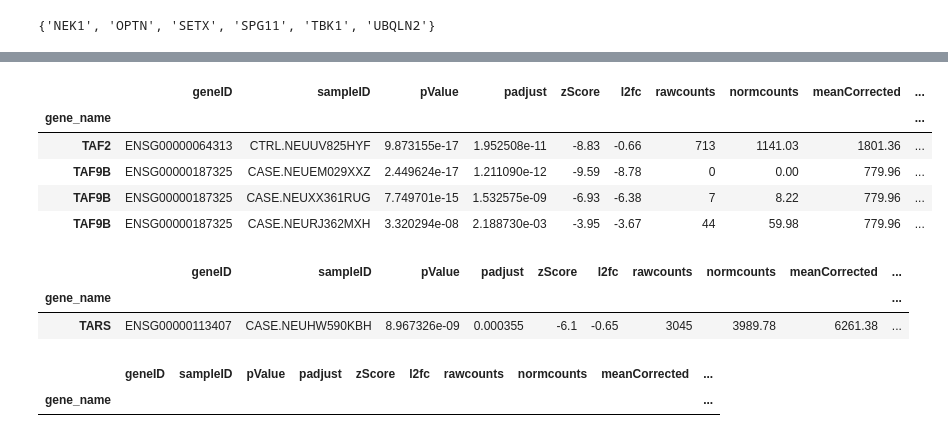
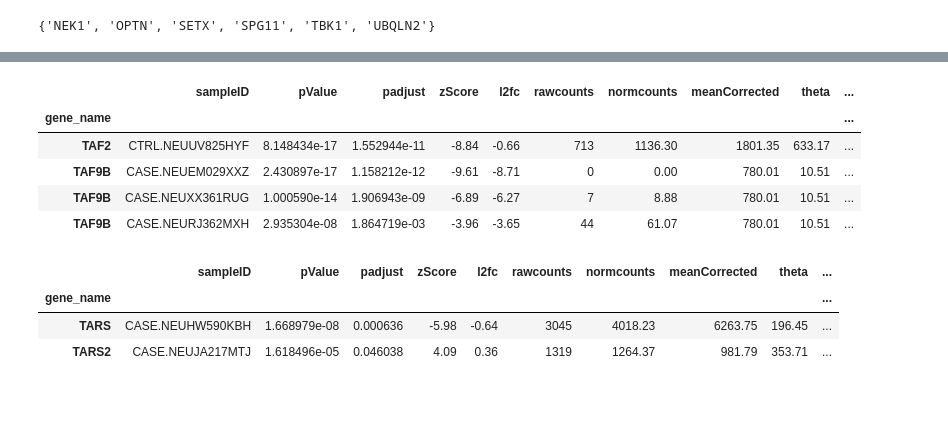
Before and after one commit to gagneurlab/ALS-kaggle, a Jupyter notebook: workflow/notebooks/compare_literature.ipynb, the cells around one changed output, grey strips where cells are left out. Saved outputs shown, nothing was run; the diff lists cells and outputs as text; code cells hidden in the pictures; blank space fills up the shorter version.

```diff
--- a/workflow/notebooks/compare_literature.ipynb
+++ b/workflow/notebooks/compare_literature.ipynb
@@ -28,7 +20,2 @@ import pandas as pd
-# %%
-df_results = pd.read_csv('data/processed/outrider/results.tsv')
-df_genes = pd.read_csv('data/processed/outrider/outlier_gene_gtf.csv')
-df_wgs = pd.read_csv('data/processed/wgs_als_genes.csv')
-df_nature = pd.read_csv('data/processed/nature_review_als_genes.csv')
 # %%
-df_genes
+df_results = df_results.join(df_genes)
@@ -49,3 +22 @@ df_genes
-# %%
-df = df_results.set_index('geneID').join(df_genes.set_index('geneID')).reset_index()
 # %%
@@ -141,4 +126,4 @@ df[df['sampleID'].str.startswith('CASE')]
 # %%
-df = df.set_index('gene_name')
-df.join(df_nature.set_index('gene_name'), how='inner')
+df_results = df_results.set_index('gene_name')
+df_results.join(df_nature.set_index('gene_name'), how='inner')
 # %% [output]
@@ -188,20 +170,16 @@ df[df.index.str.startswith('C9orf')] # SOD1
 # %%
-df[df.index.str.startswith('TAF')]
+df_results[df_results.index.str.startswith('TAF')]
 # %% [output]
-|  | geneID | sampleID | pValue | padjust | zScore | l2fc | rawcounts | normcounts | meanCorrected | ... |
+|  | sampleID | pValue | padjust | zScore | l2fc | rawcounts | normcounts | meanCorrected | theta | ... |
 | gene_name |  |  |  |  |  |  |  |  |  | ... |
-| TAF2 | ENSG00000064313 | CTRL.NEUUV825HYF | 9.873155e-17 | 1.952508e-11 | -8.83 | -0.66 | 713 | 1141.03 | 1801.36 | ... |
-| TAF9B | ENSG00000187325 | CASE.NEUEM029XXZ | 2.449624e-17 | 1.211090e-12 | -9.59 | -8.78 | 0 | 0.00 | 779.96 | ... |
-| TAF9B | ENSG00000187325 | CASE.NEUXX361RUG | 7.749701e-15 | 1.532575e-09 | -6.93 | -6.38 | 7 | 8.22 | 779.96 | ... |
-| TAF9B | ENSG00000187325 | CASE.NEURJ362MXH | 3.320294e-08 | 2.188730e-03 | -3.95 | -3.67 | 44 | 59.98 | 779.96 | ... |
+| TAF2 | CTRL.NEUUV825HYF | 8.148434e-17 | 1.552944e-11 | -8.84 | -0.66 | 713 | 1136.30 | 1801.35 | 633.17 | ... |
+| TAF9B | CASE.NEUEM029XXZ | 2.430897e-17 | 1.158212e-12 | -9.61 | -8.71 | 0 | 0.00 | 780.01 | 10.51 | ... |
+| TAF9B | CASE.NEUXX361RUG | 1.000590e-14 | 1.906943e-09 | -6.89 | -6.27 | 7 | 8.88 | 780.01 | 10.51 | ... |
+| TAF9B | CASE.NEURJ362MXH | 2.935304e-08 | 1.864719e-03 | -3.96 | -3.65 | 44 | 61.07 | 780.01 | 10.51 | ... |
 # %%
-df[df.index.str.startswith('TAR')]
+df_results[df_results.index.str.startswith('TAR')]
 # %% [output]
-|  | geneID | sampleID | pValue | padjust | zScore | l2fc | rawcounts | normcounts | meanCorrected | ... |
+|  | sampleID | pValue | padjust | zScore | l2fc | rawcounts | normcounts | meanCorrected | theta | ... |
 | gene_name |  |  |  |  |  |  |  |  |  | ... |
-| TARS | ENSG00000113407 | CASE.NEUHW590KBH | 8.967326e-09 | 0.000355 | -6.1 | -0.65 | 3045 | 3989.78 | 6261.38 | ... |
+| TARS | CASE.NEUHW590KBH | 1.668979e-08 | 0.000636 | -5.98 | -0.64 | 3045 | 4018.23 | 6263.75 | 196.45 | ... |
+| TARS2 | CASE.NEUJA217MTJ | 1.618496e-05 | 0.046038 | 4.09 | 0.36 | 1319 | 1264.37 | 981.79 | 353.71 | ... |
-# %%
-df[df.index.str.startswith('ALS')]
-# %% [output]
-|  | geneID | sampleID | pValue | padjust | zScore | l2fc | rawcounts | normcounts | meanCorrected | ... |
-| gene_name |  |  |  |  |  |  |  |  |  | ... |
```
Also changed, not shown: parts of 20 cells of this notebook, 5 other files.
